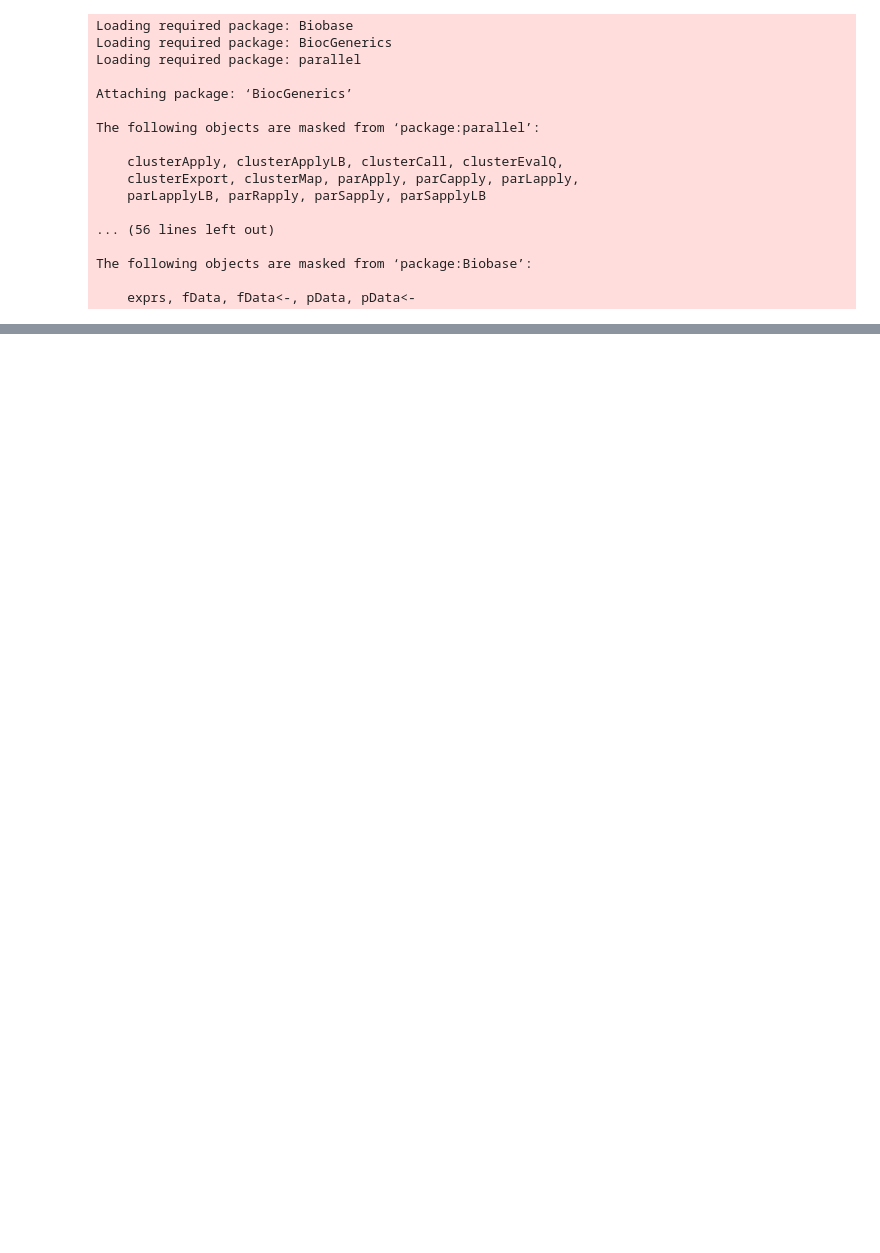
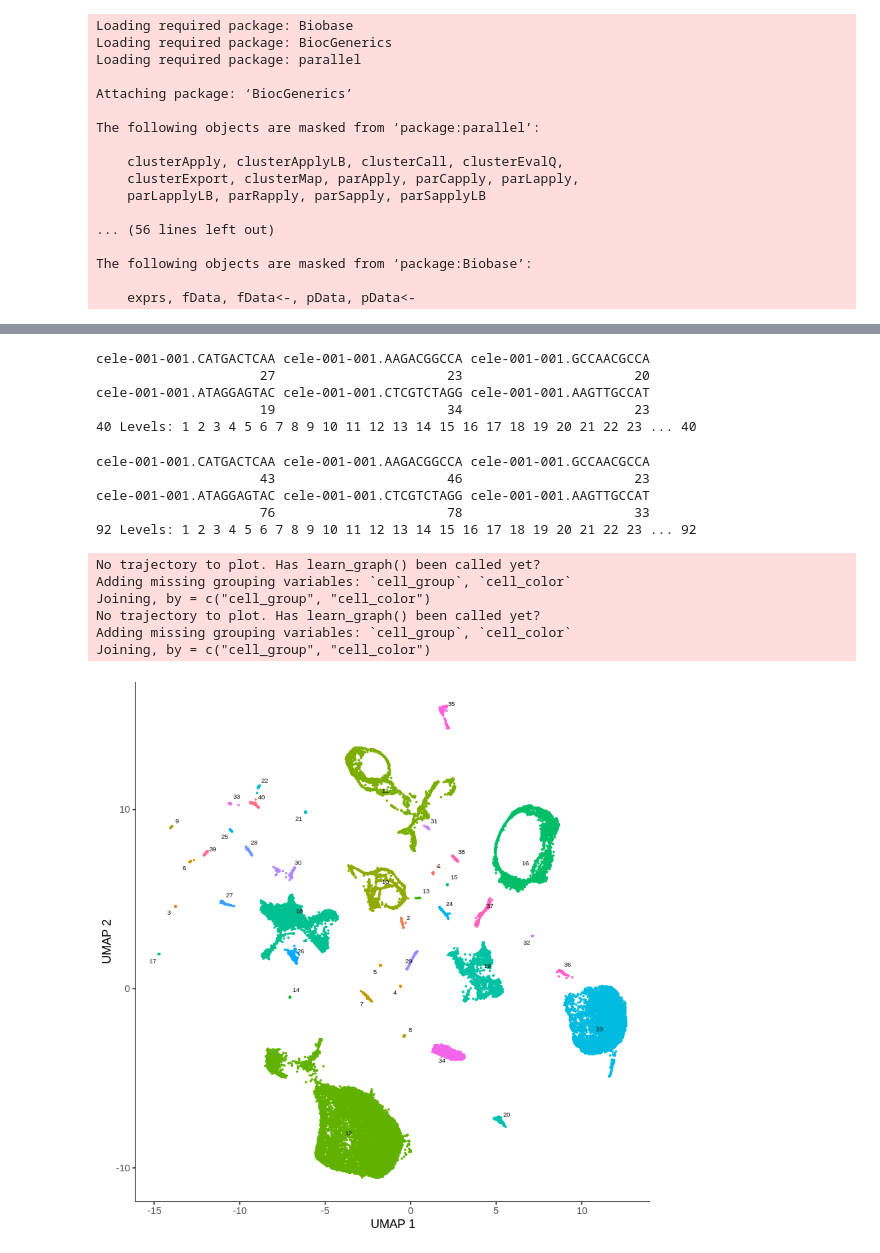
Before and after one commit to JohnTigue/colab, a Jupyter notebook: probings/monocle3_on_colab_probings.ipynb, the cells around one changed output, grey strips where cells are left out. Drawn from its saved outputs; the diff is of its cells as text; code cells hidden in the pictures; blank space fills up the shorter version.

```diff
--- a/probings/monocle3_on_colab_probings.ipynb
+++ b/probings/monocle3_on_colab_probings.ipynb
@@ -119,0 +242,26 @@ The following objects are masked from ‘package:Biobase’:
+# %%
+# Cluster cells and view the clusters and partitions (super-clusters)
+cds <- cluster_cells(cds)
+head(partitions(cds, reduction_method = "UMAP"))
+head(clusters(cds, reduction_method = "UMAP"))
+
+plot_cells(cds, color_cells_by="partition", group_cells_by="partition")
+plot_cells(cds, color_cells_by="cluster", group_cells_by="cluster")
+# %% [output]
+cele-001-001.CATGACTCAA cele-001-001.AAGACGGCCA cele-001-001.GCCAACGCCA
+                     27                      23                      20
+cele-001-001.ATAGGAGTAC cele-001-001.CTCGTCTAGG cele-001-001.AAGTTGCCAT
+                     19                      34                      23
+40 Levels: 1 2 3 4 5 6 7 8 9 10 11 12 13 14 15 16 17 18 19 20 21 22 23 ... 40
+cele-001-001.CATGACTCAA cele-001-001.AAGACGGCCA cele-001-001.GCCAACGCCA
+                     43                      46                      23
+cele-001-001.ATAGGAGTAC cele-001-001.CTCGTCTAGG cele-001-001.AAGTTGCCAT
+                     76                      78                      33
+92 Levels: 1 2 3 4 5 6 7 8 9 10 11 12 13 14 15 16 17 18 19 20 21 22 23 ... 92
+No trajectory to plot. Has learn_graph() been called yet?
+Adding missing grouping variables: `cell_group`, `cell_color`
+Joining, by = c("cell_group", "cell_color")
+No trajectory to plot. Has learn_graph() been called yet?
+Adding missing grouping variables: `cell_group`, `cell_color`
+Joining, by = c("cell_group", "cell_color")
+[figure, added]
```
Also changed, not shown: parts of 16 cells of this notebook.
